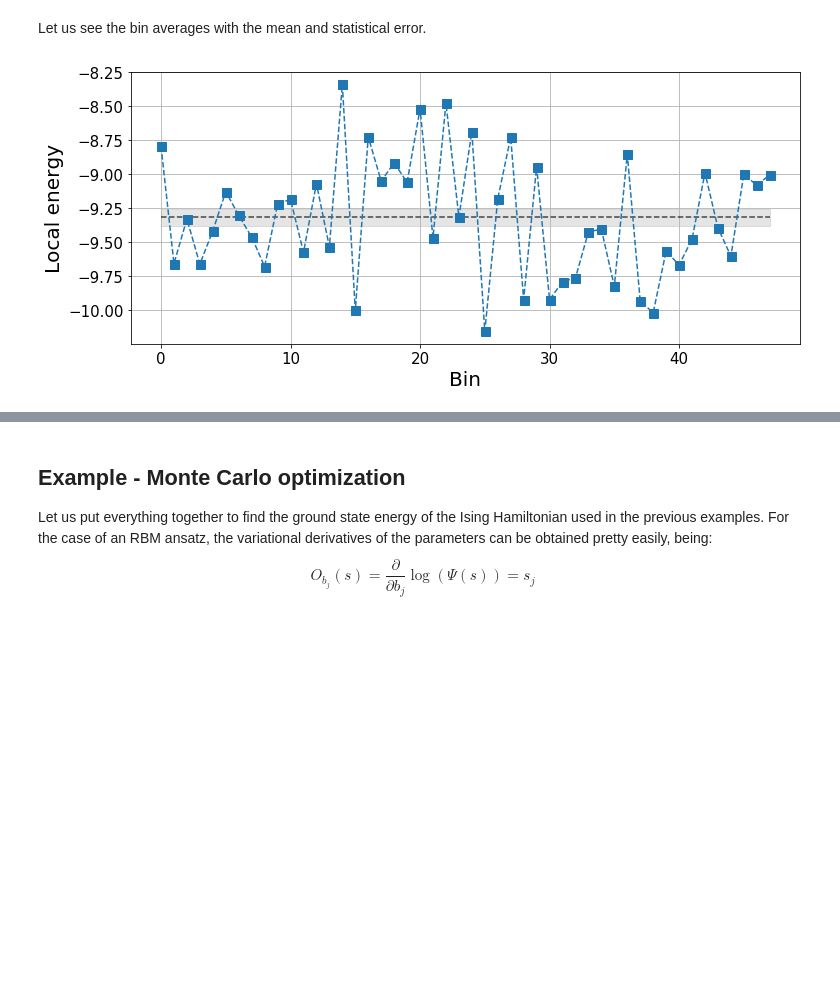
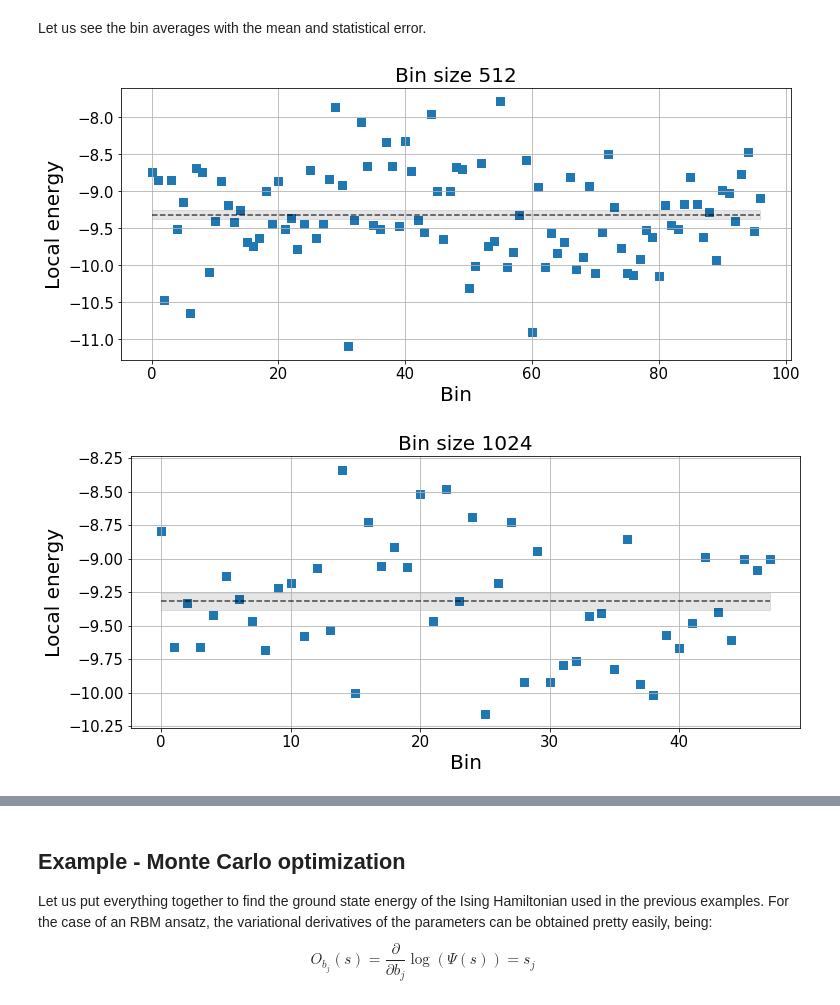
Before and after one commit to BorjaRequena/VMC_introduction, a Jupyter notebook: VMC_introduction.ipynb, the cells around one changed output, grey strips where cells are left out. Saved outputs shown, nothing was run; the diff lists cells and outputs as text; code cells hidden in the pictures; blank space fills up the shorter version.

```diff
--- a/QMC_introduction.ipynb
+++ b/VMC_introduction.ipynb
@@ -114,7 +120,7 @@ def local_energy(x, psi):
 
     # Transverse field
     states_with_flip = [flip(x, i) for i in range(len(x))]
-    e_field = B*sum(psi.Pratio(x, states_with_flip))
+    e_field = B*sum(psi.p_ratios(x, states_with_flip))
     return e_interaction + e_field
 
 def flip(x, i):
@@ -127,18 +133,16 @@ And now we are ready to do the Monte Carlo integration. When dealing with spins,
 # %%
 n_samples = 50000
 n_flips = 1
-state = np.random.randint(0, 2, N)
-states = []
-energies = []
-acceptance = 0
+state = np.random.randint(0, 2, n) # initial random state
+states, energies = [], []
+
 for k in tqdm(range(n_samples)):
     # Sample new state
-    spin_idx = np.random.randint(0, psi.n_visible, n_flips)
+    spin_idx = np.random.randint(0, n, n_flips)
     new_state = flip(state, spin_idx)
 
-    if np.random.random() <= np.abs(psi.Pratio(state, [new_state]))**2:
+    if np.random.random() <= np.abs(psi.p_ratio(state, new_state))**2:
         state = deepcopy(new_state)   # Accept new state
-        acceptance += 1/n_samples
     states.append(state)
     energies.append(np.real(local_energy(state, psi)))
 # %%
@@ -174,14 +179,13 @@ Let us continue with our example and perform the binning analysis in order to pr
 # %%
 def bin_averages(x, bs):
     "Bins time-series `x` into `bs` chunks and takes means"
-    Nb = len(x)//bs
-    bin_avg = [np.mean(x[b*bs:(b+1)*bs]) for b in range(Nb)]
+    nb = len(x)//bs
+    bin_avg = [np.mean(x[b*bs:(b+1)*bs]) for b in range(nb)]
     return np.array(bin_avg)
 # %%
 ks = [2**k for k in range(12)]
-errors = []
-means = []
-bin_avgs = []
+errors, means, bin_avgs = [], [], []
+
 for k in ks:
     bin_avg = bin_averages(energies, k)
     error = np.sqrt(np.var(bin_avg)/len(bin_avg))
@@ -212,18 +218,33 @@ tau = (errors[-3]/errors[0])**2; tau
 # %% [markdown]
 Let us see the bin averages with the mean and statistical error.
 # %%
-k_idx = -2 # Choose the bin size
+#collapse_input
+k_idx = -3 # Choose the bin size
 bins = np.arange(len(bin_avgs[k_idx]))
 plt.figure(figsize=(12, 5))
-plt.plot(bins, bin_avgs[k_idx], 's--', ms=9)
+plt.scatter(bins, bin_avgs[k_idx], s=50, marker='s')
 plt.hlines(means[k_idx], bins[0], bins[-1], linestyles='--', alpha=0.7)
 plt.fill_between(bins, means[k_idx]-errors[k_idx], means[k_idx]+errors[k_idx], color='k', alpha=0.1)
 plt.grid()
 plt.tick_params(labelsize=15)
+plt.title(f"Bin size {ks[k_idx]}", fontsize=20)
 plt.ylabel("Local energy", fontsize=20)
 plt.xlabel("Bin", fontsize=20);
+
+k_idx = -2 # Choose the bin size
+bins = np.arange(len(bin_avgs[k_idx]))
+plt.figure(figsize=(12, 5))
+plt.scatter(bins, bin_avgs[k_idx], s=50, marker='s')
+plt.hlines(means[k_idx], bins[0], bins[-1], linestyles='--', alpha=0.7)
+plt.fill_between(bins, means[k_idx]-errors[k_idx], means[k_idx]+errors[k_idx], color='k', alpha=0.1)
+plt.grid()
+plt.tick_params(labelsize=15)
+plt.title(f"Bin size {ks[k_idx]}", fontsize=20)
+plt.ylabel("Local energy", fontsize=20)
+plt.xlabel("Bin", fontsize=20);
 # %% [output]
-[figure, old version]
+[figure, new version]
+[figure, added]
 # %% [markdown]
 ## Monte Carlo optimization
 
```
Also changed, not shown: parts of 25 cells of this notebook, 6 other files.
